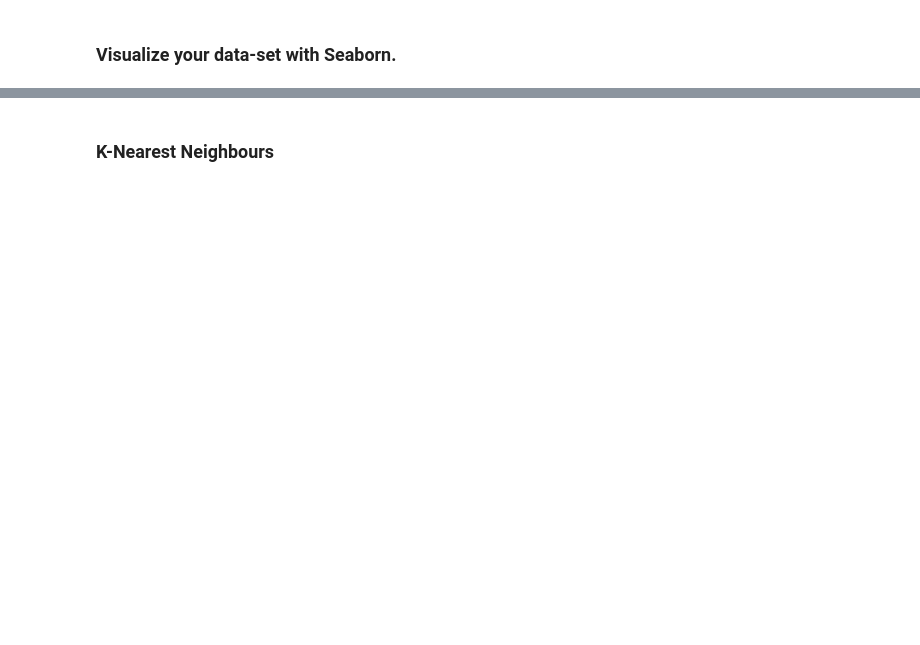
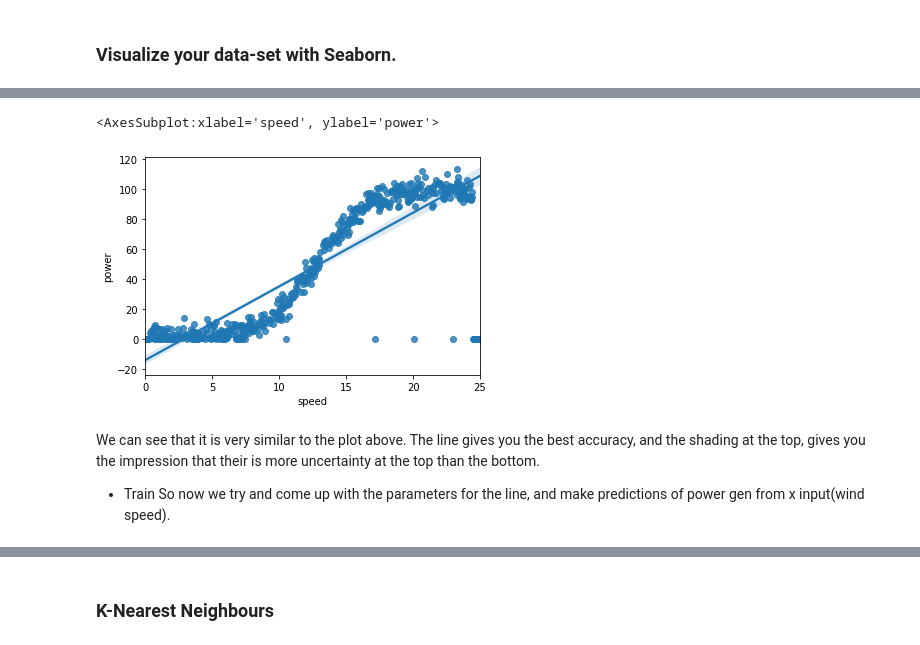
Before and after one commit to daithimarkham/Machine-Learning-Project, a Jupyter notebook: Powerproduction.ipynb, the cells around one changed output, grey strips where cells are left out. Saved outputs shown, nothing was run; the diff lists cells and outputs as text; code cells hidden in the pictures; blank space fills up the shorter version.

Commit message:
Notebook updated. Model prediction done using functions.

```diff
--- a/Powerproduction.ipynb
+++ b/Powerproduction.ipynb
@@ -207,0 +259,14 @@ Index(['speed', 'power'], dtype='object')
+# %%
+
+# Pick out two variables.
+power = ds[["speed", "power"]].dropna()
+# Scatter and fit line for just those two variables.
+sns.regplot(x="speed", y="power", data=ds)
+# %% [output]
+<AxesSubplot:xlabel='speed', ylabel='power'>
+[figure, added]
+# %% [markdown]
+We can see that it is very similar to the plot above. The line gives you the best accuracy, and the shading at the top, gives you the impression that their is more uncertainty at the top than the bottom.
+
+- Train
+So now we try and come up with the parameters for the line, and make predictions of power gen from x input(wind speed).
```
Also changed, not shown: parts of 36 cells of this notebook.
